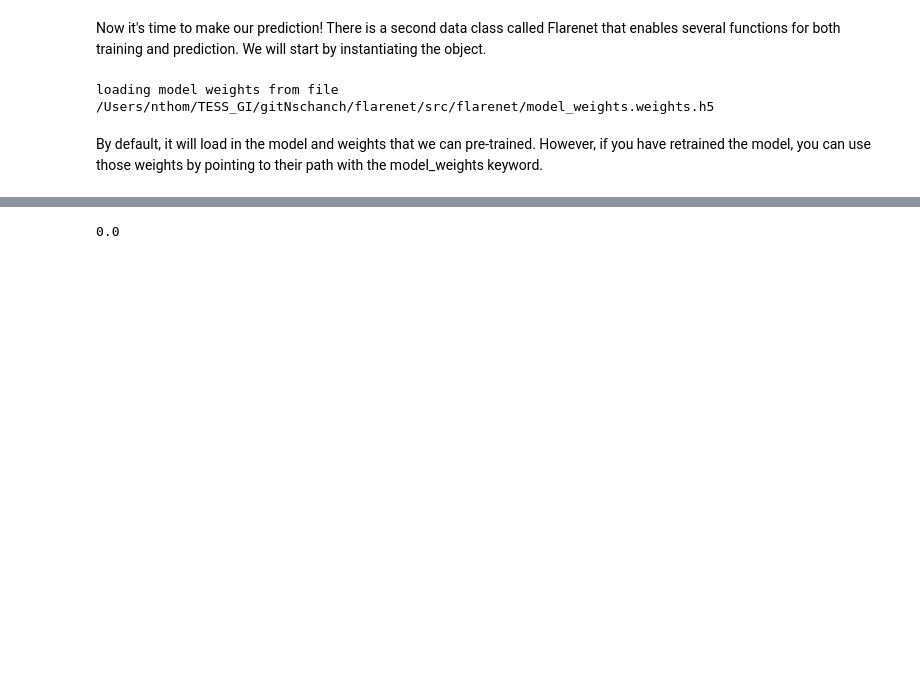
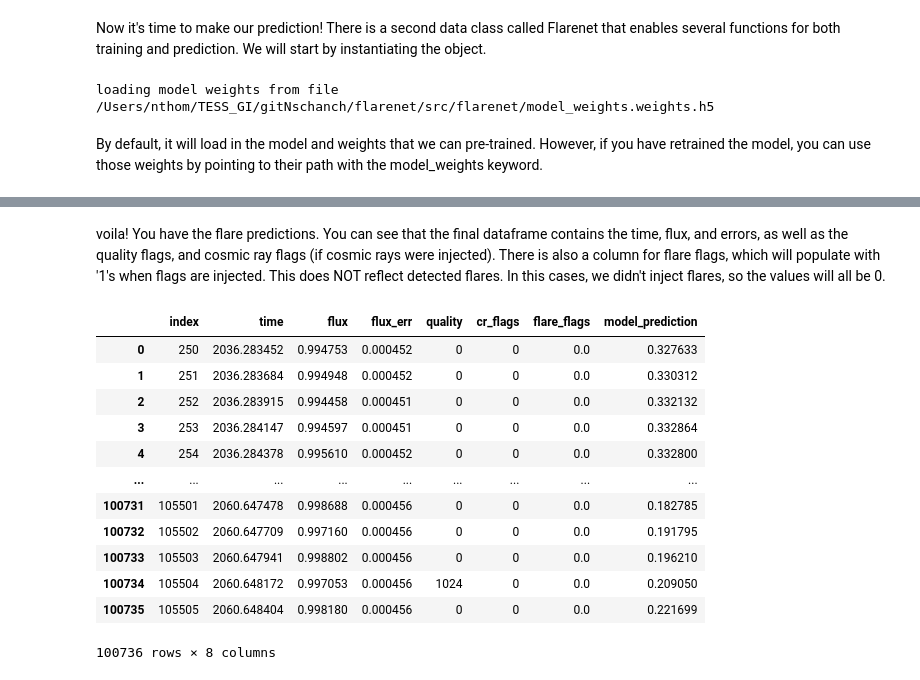
Before and after one commit to veraberger/flarenet, a Jupyter notebook: docs/example.ipynb, the cells around one changed output, grey strips where cells are left out. Saved outputs shown, nothing was run; the diff lists cells and outputs as text; code cells hidden in the pictures; blank space fills up the shorter version.

```diff
--- a/docs/example.ipynb
+++ b/docs/example.ipynb
@@ -80,6 +80,6 @@ loading model weights from file /Users/nthom/TESS_GI/gitNschanch/flarenet/src/fl
 # %% [markdown]
 By default, it will load in the model and weights that we can pre-trained. However, if you have retrained the model, you can use those weights by pointing to their path with the model_weights keyword.
 # %%
-aumic_preds = prediction_df = fn.predict(441420236, sector=27, save_plot=False) #save_plot=False prints plot to screen rather than saving a file
+aumic_preds = fn.predict(441420236, sector=27, save_plot=False) #save_plot=False prints plot to screen rather than saving a file
 # %% [output]
 Preparing file for TIC 441420236
@@ -86,5 +97,19 @@ Preparing file for TIC 441420236
 [figure]
-# %%
-voila! You have the flare predictions.
-# %% [output]
-0.0
+# %% [markdown]
+voila! You have the flare predictions. You can see that the final dataframe contains the time, flux, and errors, as well as the quality flags, and cosmic ray flags (if cosmic rays were injected). There is also a column for flare flags, which will populate with '1's when flags are injected. This does NOT reflect detected flares. In this cases, we didn't inject flares, so the values will all be 0.
+# %%
+aumic_preds
+# %% [output]
+|  | index | time | flux | flux_err | quality | cr_flags | flare_flags | model_prediction |
+| 0 | 250 | 2036.283452 | 0.994753 | 0.000452 | 0 | 0 | 0.0 | 0.327633 |
+| 1 | 251 | 2036.283684 | 0.994948 | 0.000452 | 0 | 0 | 0.0 | 0.330312 |
+| 2 | 252 | 2036.283915 | 0.994458 | 0.000451 | 0 | 0 | 0.0 | 0.332132 |
+| 3 | 253 | 2036.284147 | 0.994597 | 0.000451 | 0 | 0 | 0.0 | 0.332864 |
+| 4 | 254 | 2036.284378 | 0.995610 | 0.000452 | 0 | 0 | 0.0 | 0.332800 |
+| ... | ... | ... | ... | ... | ... | ... | ... | ... |
+| 100731 | 105501 | 2060.647478 | 0.998688 | 0.000456 | 0 | 0 | 0.0 | 0.182785 |
+| 100732 | 105502 | 2060.647709 | 0.997160 | 0.000456 | 0 | 0 | 0.0 | 0.191795 |
+| 100733 | 105503 | 2060.647941 | 0.998802 | 0.000456 | 0 | 0 | 0.0 | 0.196210 |
+| 100734 | 105504 | 2060.648172 | 0.997053 | 0.000456 | 1024 | 0 | 0.0 | 0.209050 |
+| 100735 | 105505 | 2060.648404 | 0.998180 | 0.000456 | 0 | 0 | 0.0 | 0.221699 |
+100736 rows × 8 columns
```
Also changed, not shown: parts of 1 cell of this notebook.
